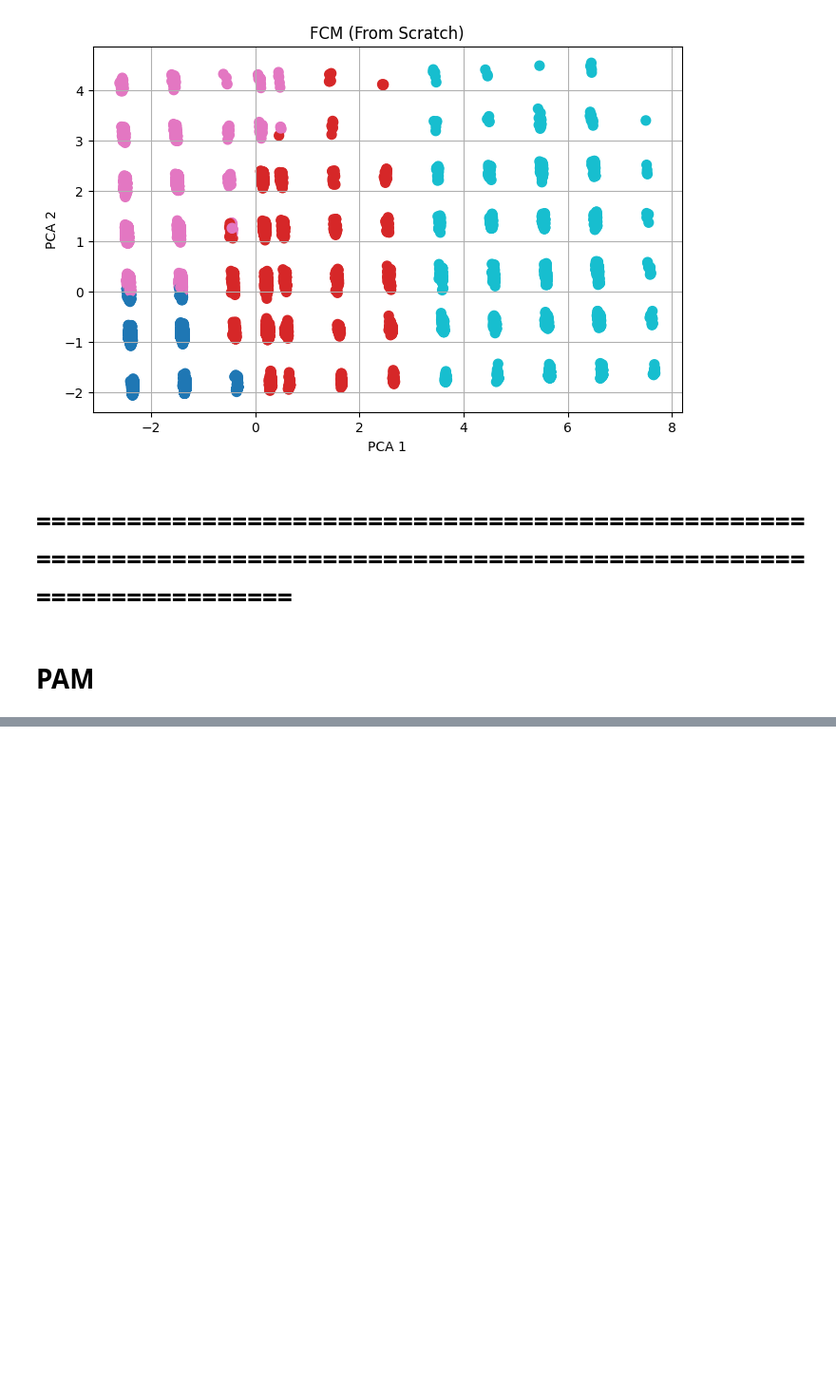
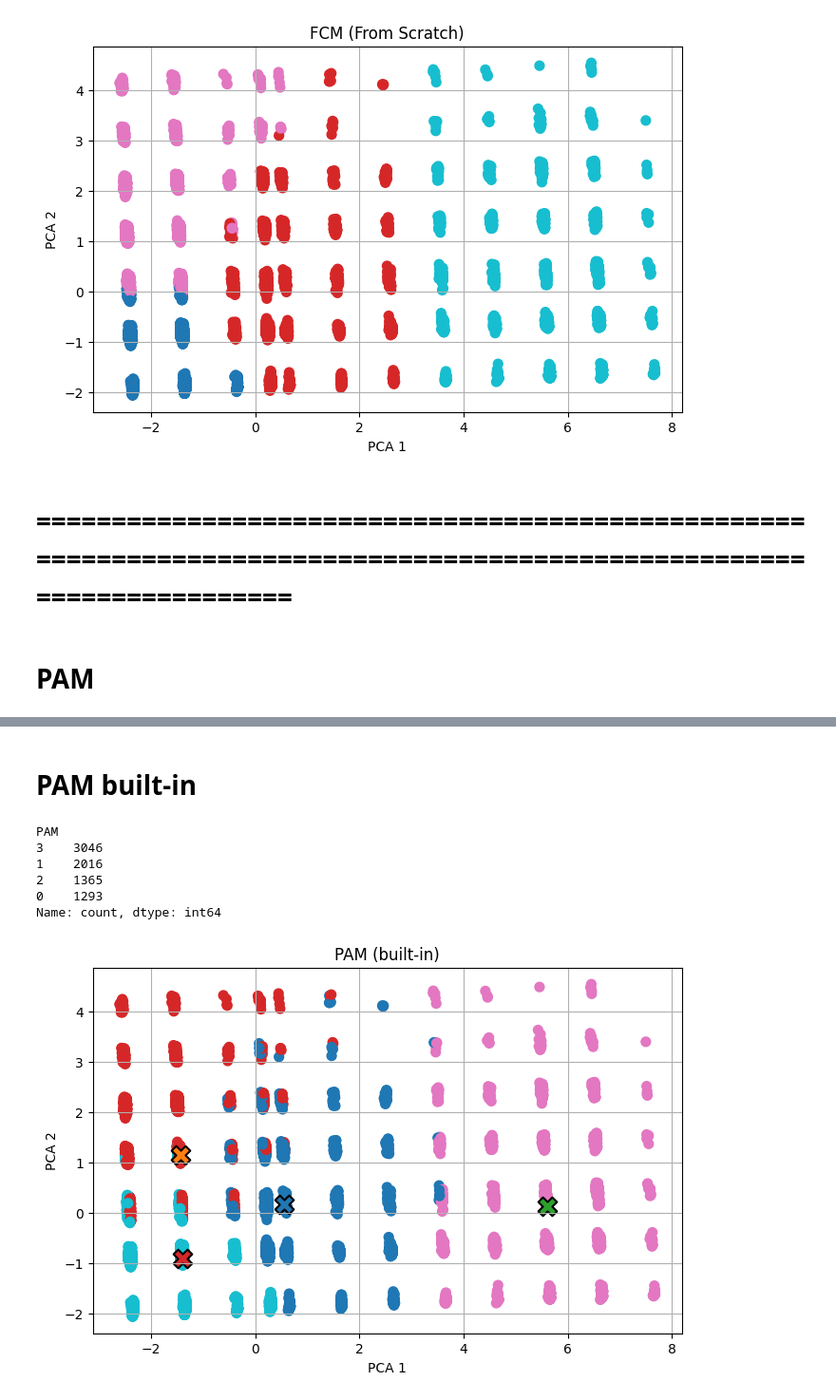
Before and after one commit to Ahmed-alaa47/CI-Project, a Jupyter notebook: CI_project.ipynb, the cells around one changed output, grey strips where cells are left out. Shown at 95% size. Cells and saved outputs as stored; diff of their text form; code cells hidden in the pictures; blank space fills up the shorter version.

```diff
--- a/CI_project.ipynb
+++ b/CI_project.ipynb
@@ -290,0 +386,27 @@ Name: count, dtype: int64
+# %% [markdown]
+# PAM built-in
+# %%
+kmedoids = KMedoids(n_clusters=4, random_state=0, method='pam').fit(X)
+labels2 = kmedoids.labels_
+# %%
+df_clusters_PAM = pd.DataFrame(labels2, columns=['PAM'])
+print(df_clusters_PAM['PAM'].value_counts())
+
+medoids = X[kmedoids.medoid_indices_]
+medoid_labels = np.arange(kmedoids.n_clusters)
+
+plot_clusters_with_centers(
+    X,
+    labels=labels2,
+    title="PAM (built-in)",
+    medoids=medoids,
+    medoid_labels=medoid_labels
+)
+# %% [output]
+PAM
+3    3046
+1    2016
+2    1365
+0    1293
+Name: count, dtype: int64
+[figure, added]
```
Also changed, not shown: parts of 7 cells of this notebook, 1 other file.
